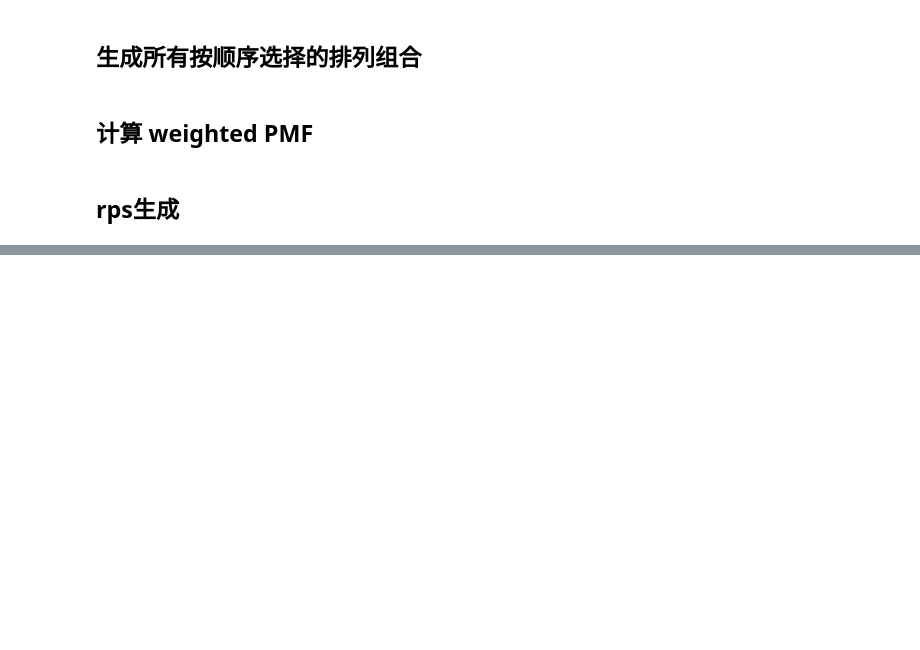
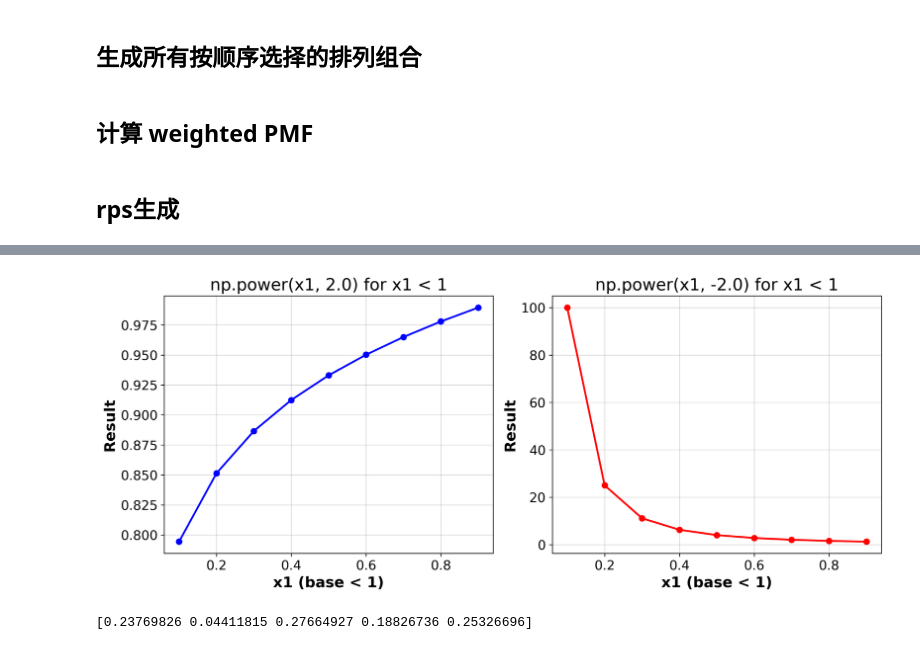
Before and after one commit to bitofbing/DS, a Jupyter notebook: owa_distance_fused.ipynb, the cells around one changed output, grey strips where cells are left out. Drawn from its saved outputs; the diff is of its cells as text; code cells hidden in the pictures; blank space fills up the shorter version.

```diff
--- a/owa_distance_fused.ipynb
+++ b/owa_distance_fused.ipynb
@@ -870,0 +2070,79 @@ for evidence in evidenceList:
+# %%
+import matplotlib.pyplot as plt
+import numpy as np
+
+# 创建示例数据
+x1 = np.linspace(0.1, 0.9, 9)  # 底数从0.1到0.9
+x2_pos = 0.1  # 正指数
+x2_neg = -2.0 # 负指数
+
+# 计算幂函数结果
+y_pos = np.power(x1, x2_pos)   # x1^2
+y_neg = np.power(x1, x2_neg)   # x1^(-2)
+
+plt.figure(figsize=(12, 5))
+
+# 正指数情况
+plt.subplot(1, 2, 1)
+plt.plot(x1, y_pos, 'b-o')
+plt.title('np.power(x1, 2.0) for x1 < 1')
+plt.xlabel('x1 (base < 1)')
+plt.ylabel('Result')
+plt.grid(True)
+
+# 负指数情况
+plt.subplot(1, 2, 2)
+plt.plot(x1, y_neg, 'r-o')
+plt.title('np.power(x1, -2.0) for x1 < 1')
+plt.xlabel('x1 (base < 1)')
+plt.ylabel('Result')
+plt.grid(True)
+
+plt.tight_layout()
+plt.show()
+# %% [output]
+[figure, added]
+# %%
+import numpy as np
+
+def geometric_mean_correction_with_stats(Crd, rps_weights_norm, eps=1e-12):
+    """
+    用几何均值 + Crd 的均值/方差构造逐元素修正因子（无条件判断版本）。
+    返回归一化后的向量（和为1）。
+    """
+    Crd = np.asarray(Crd, dtype=float)
+    rps = np.asarray(rps_weights_norm, dtype=float)
+
+    # 全局统计量（自适应，无手动参数）
+    mu = Crd.mean()
+    sigma = Crd.std() + eps  # 防止除零
+
+    # 标准化偏差 z（可正可负）
+    # z = (Crd - mu) / sigma
+    Delta_Cred_var = mu - Crd * (sigma / (mu + 1e-10))
+    # 自适应系数 k：随分散度增加而增强调整力（无硬超参）
+    k = 1 + (sigma / (mu + eps))
+
+    M = k * Delta_Cred_var
+
+    # 逐元素修正因子（z 越小 -> 因子越小）
+    factor = np.exp(-Delta_Cred_var)
+    # factor = np.power(rps,Delta_Cred_var)
+
+    # 基础几何项（你之前用 abs 的版本效果不错）
+    # 在乘法内加 eps 保证非负且避免 sqrt(0) 对数问题
+    geometric_mean = np.sqrt(np.abs(Crd * factor)) * rps
+    # print(geometric_mean)
+    # 应用逐元素修正并归一化（确保输出是概率向量）
+    # adjusted = geometric_mean * factor
+    W = geometric_mean / (geometric_mean.sum() + eps)
+
+    return W
+
+
+Crd= [0.20525065 ,0.17839519, 0.20676316, 0.20474061, 0.20485039]
+rps_weights_norm=[0.23705801, 0.04722939, 0.27488186, 0.18799658, 0.25283416]
+W = geometric_mean_correction_with_stats(Crd, rps_weights_norm)
+print(W)
+# %% [output]
+[0.23769826 0.04411815 0.27664927 0.18826736 0.25326696]
```
Also changed, not shown: parts of 38 cells of this notebook, 13 other files.
